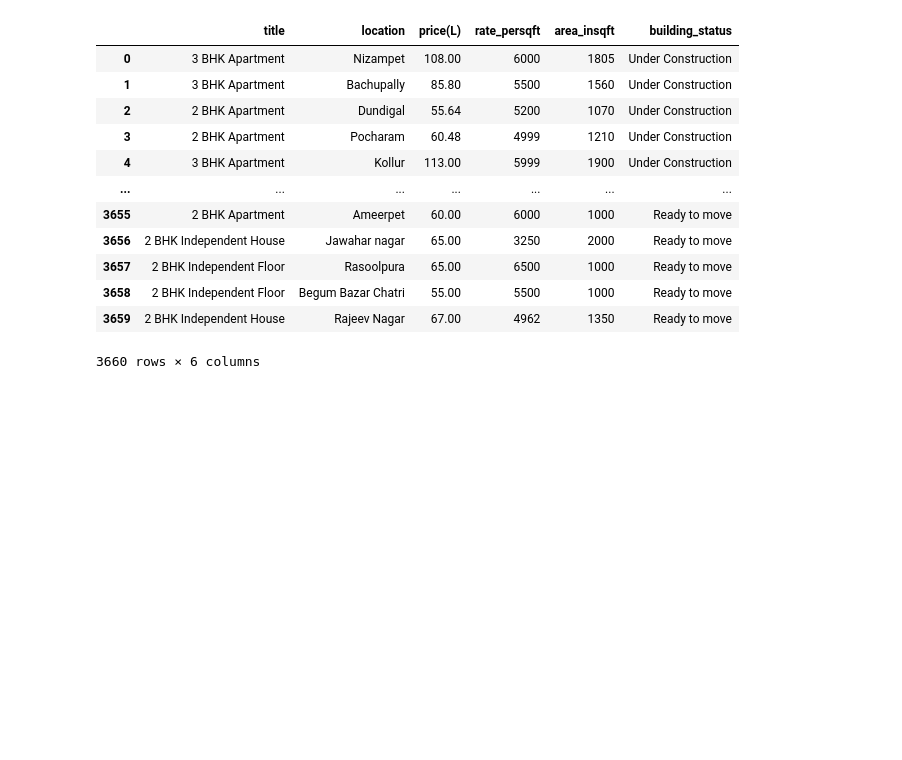
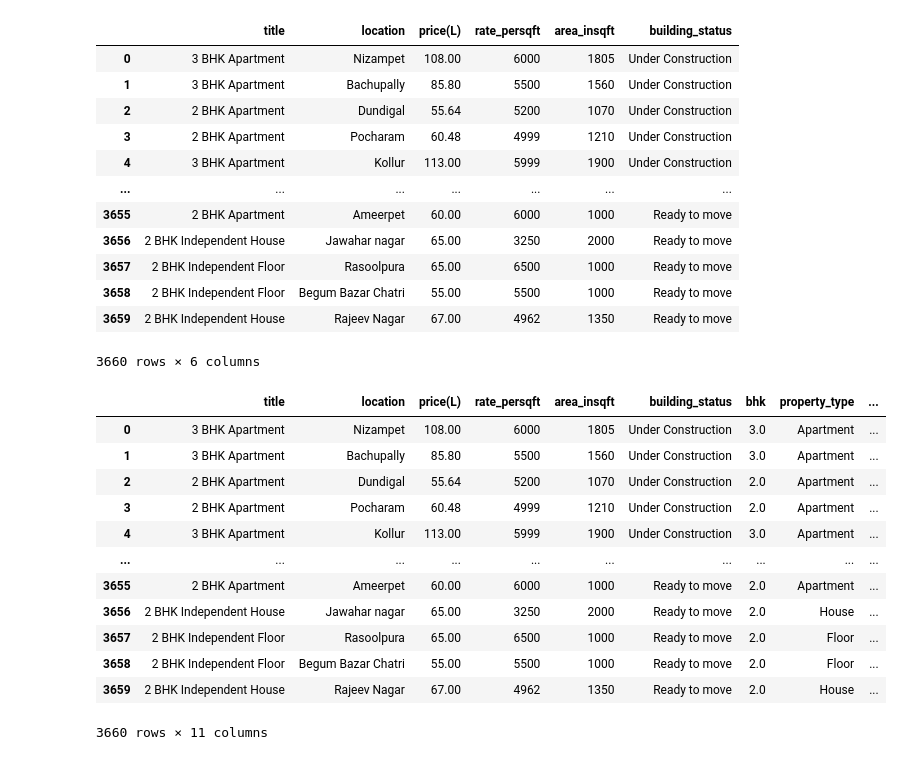
Before and after one commit to Pradeepvasadi-93/House_Price_Prediction, a Jupyter notebook: notebook/house_price_prediction.ipynb, the cells around one changed output. Cells and saved outputs as stored; diff of their text form; code cells hidden in the pictures; blank space fills up the shorter version.

```diff
--- a/notebook/house_price_prediction.ipynb
+++ b/notebook/house_price_prediction.ipynb
@@ -27,3 +27,31 @@ data
 | 3658 | 2 BHK Independent Floor | Begum Bazar Chatri | 55.00 | 5500 | 1000 | Ready to move |
 | 3659 | 2 BHK Independent House | Rajeev Nagar | 67.00 | 4962 | 1350 | Ready to move |
 3660 rows × 6 columns
+# %%
+# Feature Engineering
+
+data["bhk"] = data["title"].str.extract(r'(\d+)').astype(float)
+data["property_type"] = data["title"].str.extract(r'(Apartment|House|Plot|Villa|Floor)')
+
+le = LabelEncoder()
+data["building_status_encoded"] = le.fit_transform(data["building_status"])
+
+# Frequency encoding for location (too many categories for one-hot)
+data["location_encoded"] = data["location"].map(data["location"].value_counts())
+
+data["price_per_sqft"] = (data["price(L)"] * 100000) / data["area_insqft"]
+data
+# %% [output]
+|  | title | location | price(L) | rate_persqft | area_insqft | building_status | bhk | property_type | ... |
+| 0 | 3 BHK Apartment | Nizampet | 108.00 | 6000 | 1805 | Under Construction | 3.0 | Apartment | ... |
+| 1 | 3 BHK Apartment | Bachupally | 85.80 | 5500 | 1560 | Under Construction | 3.0 | Apartment | ... |
+| 2 | 2 BHK Apartment | Dundigal | 55.64 | 5200 | 1070 | Under Construction | 2.0 | Apartment | ... |
+| 3 | 2 BHK Apartment | Pocharam | 60.48 | 4999 | 1210 | Under Construction | 2.0 | Apartment | ... |
+| 4 | 3 BHK Apartment | Kollur | 113.00 | 5999 | 1900 | Under Construction | 3.0 | Apartment | ... |
+| ... | ... | ... | ... | ... | ... | ... | ... | ... | ... |
+| 3655 | 2 BHK Apartment | Ameerpet | 60.00 | 6000 | 1000 | Ready to move | 2.0 | Apartment | ... |
+| 3656 | 2 BHK Independent House | Jawahar nagar | 65.00 | 3250 | 2000 | Ready to move | 2.0 | House | ... |
+| 3657 | 2 BHK Independent Floor | Rasoolpura | 65.00 | 6500 | 1000 | Ready to move | 2.0 | Floor | ... |
+| 3658 | 2 BHK Independent Floor | Begum Bazar Chatri | 55.00 | 5500 | 1000 | Ready to move | 2.0 | Floor | ... |
+| 3659 | 2 BHK Independent House | Rajeev Nagar | 67.00 | 4962 | 1350 | Ready to move | 2.0 | House | ... |
+3660 rows × 11 columns
```
Also changed, not shown: parts of 5 cells of this notebook.
